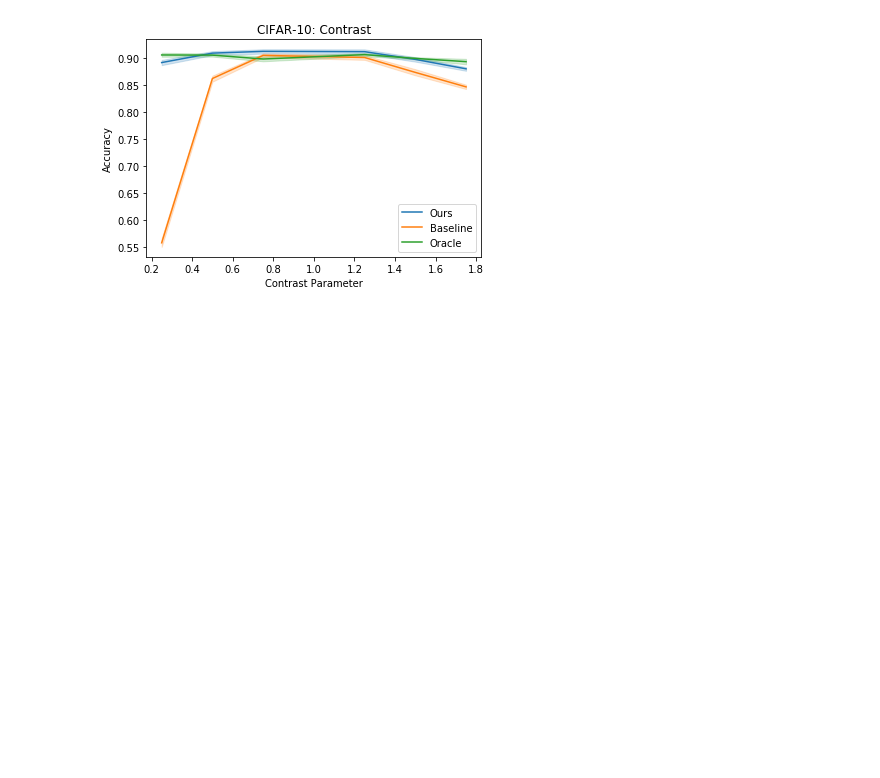
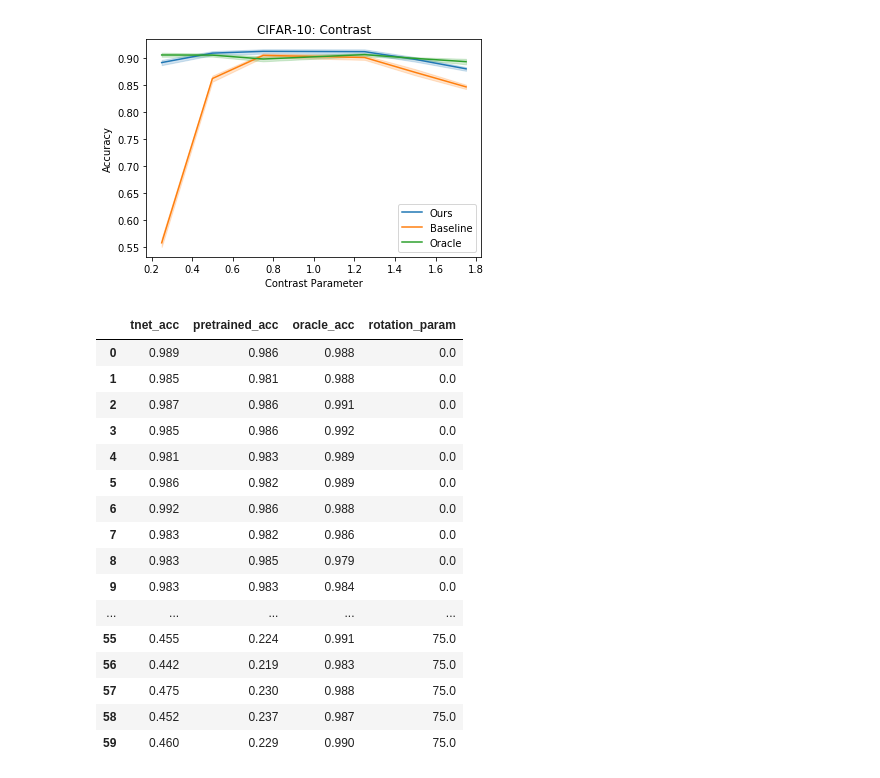
Before and after one commit to roshni714/learn_transformation, a Jupyter notebook: baselines.ipynb, the cells around one changed output. Drawn from its saved outputs; the diff is of its cells as text; code cells hidden in the pictures; blank space fills up the shorter version.

```diff
--- a/baselines.ipynb
+++ b/baselines.ipynb
@@ -113,5 +113,26 @@ ax.set(xlabel="Contrast Parameter", ylabel="Accuracy", title="CIFAR-10: Contrast
 plt.savefig("paper_figs/c.pdf")
 # %% [output]
 [figure]
+# %%
+df2 = pd.read_csv("results_rotation.csv")
+df2
+# %% [output]
+|  | tnet_acc | pretrained_acc | oracle_acc | rotation_param |
+| 0 | 0.989 | 0.986 | 0.988 | 0.0 |
+| 1 | 0.985 | 0.981 | 0.988 | 0.0 |
+| 2 | 0.987 | 0.986 | 0.991 | 0.0 |
+| 3 | 0.985 | 0.986 | 0.992 | 0.0 |
+| 4 | 0.981 | 0.983 | 0.989 | 0.0 |
+| 5 | 0.986 | 0.982 | 0.989 | 0.0 |
+| 6 | 0.992 | 0.986 | 0.988 | 0.0 |
+| 7 | 0.983 | 0.982 | 0.986 | 0.0 |
+| 8 | 0.983 | 0.985 | 0.979 | 0.0 |
+| 9 | 0.983 | 0.983 | 0.984 | 0.0 |
+| ... | ... | ... | ... | ... |
+| 55 | 0.455 | 0.224 | 0.991 | 75.0 |
+| 56 | 0.442 | 0.219 | 0.983 | 75.0 |
+| 57 | 0.475 | 0.230 | 0.988 | 75.0 |
+| 58 | 0.452 | 0.237 | 0.987 | 75.0 |
+| 59 | 0.460 | 0.229 | 0.990 | 75.0 |
 # %%
 df = pd.read_csv("tl_rot_75.csv")
```
Also changed, not shown: parts of 3 cells of this notebook, 41 other files.
